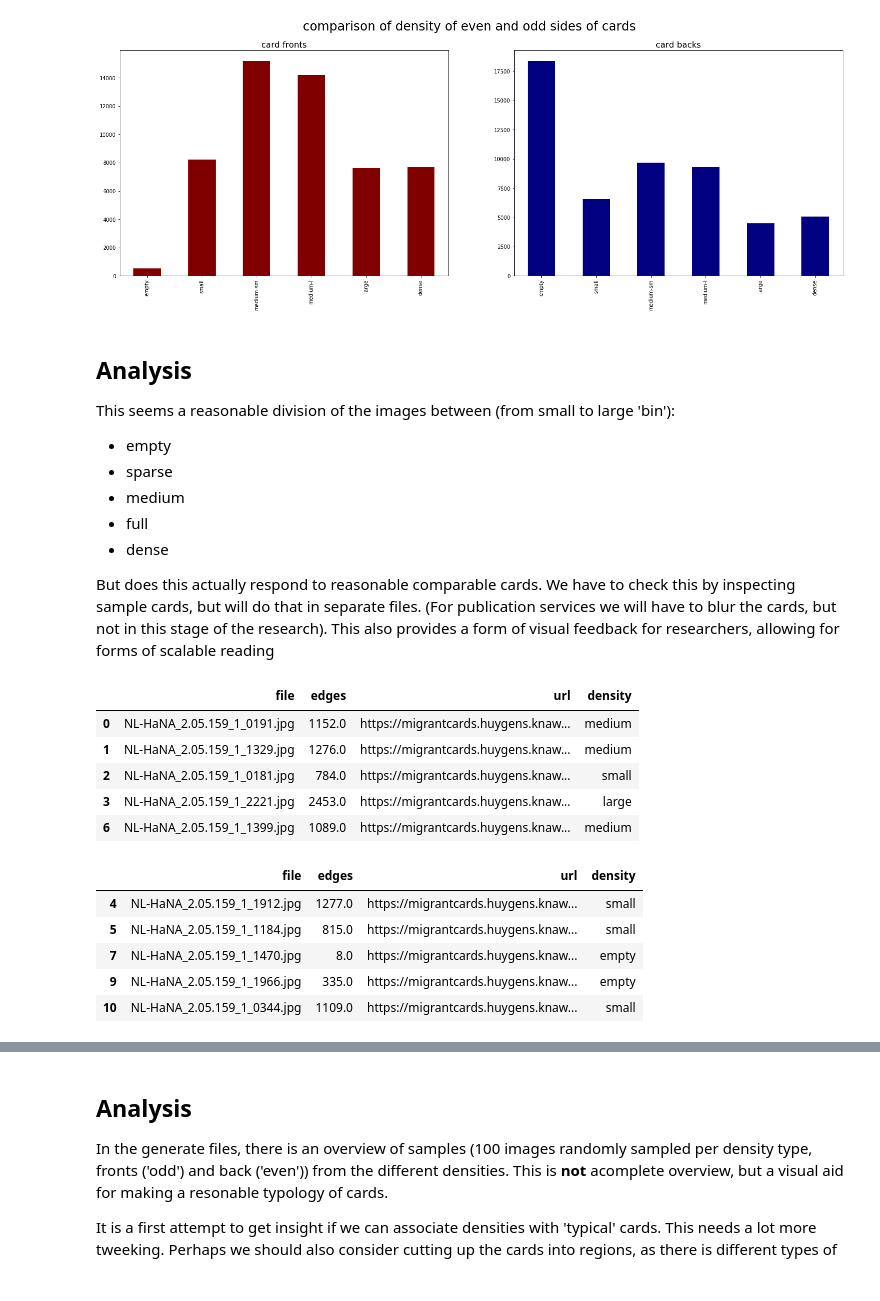
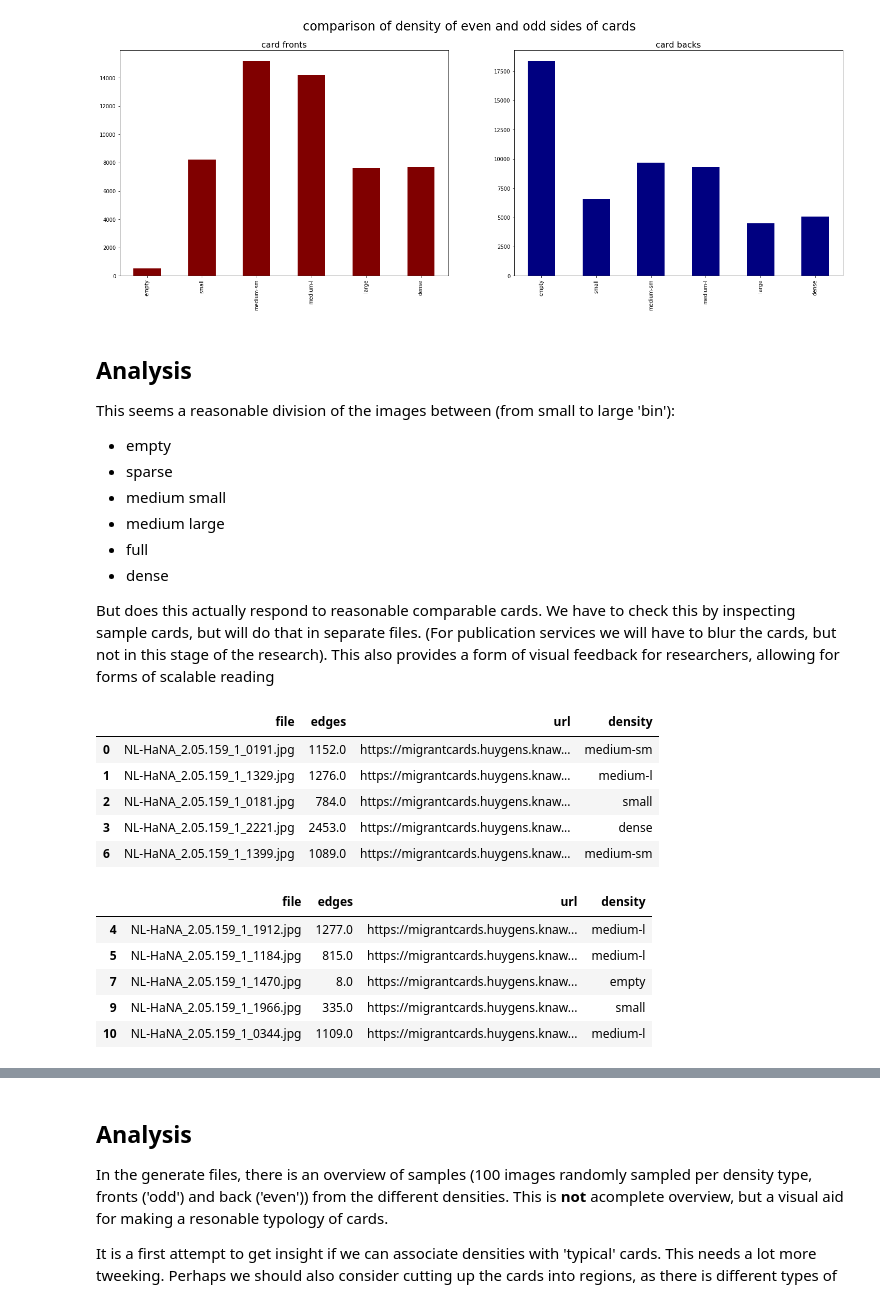
Before and after one commit to HoekR/MIGRANT, a Jupyter notebook: results/exploring_data_integration/notebooks/em_explo_part4_image_measures.ipynb, the cells around one changed output, grey strips where cells are left out. Drawn from its saved outputs; the diff is of its cells as text; code cells hidden in the pictures.

```diff
--- a/results/exploring_data_integration/notebooks/em_explo_part4_image_measures.ipynb
+++ b/results/exploring_data_integration/notebooks/em_explo_part4_image_measures.ipynb
@@ -183,36 +183,37 @@ This seems a reasonable division of the images between (from small to large 'bin
 
 * empty
 * sparse
-* medium
+* medium small
+* medium large
 * full
 * dense
 
 But does this actually respond to reasonable comparable cards. We have to check this by inspecting sample cards, but will do that in separate files. (For publication services we will have to blur the cards, but not in this stage of the research). This also provides a form of visual feedback for researchers, allowing for forms of scalable reading
 # %%
 
-odd_edges['density'] = pd.cut(odd_edges.edges, [0, 300, 1000, 1500, 4000, even_edges.edges.max()],
-                              labels=['empty','small', 'medium','large','dense'])
+odd_edges['density'] = pd.cut(odd_edges.edges, odd_cuts,
+                              labels=labelled)
 odd_edges.head()
 #ronts.sample(n=30, axis=index[0])
 # %% [output]
 |  | file | edges | url | density |
-| 0 | NL-HaNA_2.05.159_1_0191.jpg | 1152.0 | https://migrantcards.huygens.knaw... | medium |
-| 1 | NL-HaNA_2.05.159_1_1329.jpg | 1276.0 | https://migrantcards.huygens.knaw... | medium |
+| 0 | NL-HaNA_2.05.159_1_0191.jpg | 1152.0 | https://migrantcards.huygens.knaw... | medium-sm |
+| 1 | NL-HaNA_2.05.159_1_1329.jpg | 1276.0 | https://migrantcards.huygens.knaw... | medium-l |
 | 2 | NL-HaNA_2.05.159_1_0181.jpg | 784.0 | https://migrantcards.huygens.knaw... | small |
-| 3 | NL-HaNA_2.05.159_1_2221.jpg | 2453.0 | https://migrantcards.huygens.knaw... | large |
-| 6 | NL-HaNA_2.05.159_1_1399.jpg | 1089.0 | https://migrantcards.huygens.knaw... | medium |
+| 3 | NL-HaNA_2.05.159_1_2221.jpg | 2453.0 | https://migrantcards.huygens.knaw... | dense |
+| 6 | NL-HaNA_2.05.159_1_1399.jpg | 1089.0 | https://migrantcards.huygens.knaw... | medium-sm |
 # %%
-even_edges['density'] = pd.cut(even_edges.edges, [0, 400, 1500, 3000, 4500, even_edges.edges.max()],
-                               labels=['empty','small', 'medium','large','dense'])
+even_edges['density'] = pd.cut(even_edges.edges, even_cuts,
+                               labels=labelled)
 # and we'll give the set a url as well
 even_edges.head()
 # %% [output]
 |  | file | edges | url | density |
-| 4 | NL-HaNA_2.05.159_1_1912.jpg | 1277.0 | https://migrantcards.huygens.knaw... | small |
-| 5 | NL-HaNA_2.05.159_1_1184.jpg | 815.0 | https://migrantcards.huygens.knaw... | small |
+| 4 | NL-HaNA_2.05.159_1_1912.jpg | 1277.0 | https://migrantcards.huygens.knaw... | medium-l |
+| 5 | NL-HaNA_2.05.159_1_1184.jpg | 815.0 | https://migrantcards.huygens.knaw... | medium-l |
 | 7 | NL-HaNA_2.05.159_1_1470.jpg | 8.0 | https://migrantcards.huygens.knaw... | empty |
-| 9 | NL-HaNA_2.05.159_1_1966.jpg | 335.0 | https://migrantcards.huygens.knaw... | empty |
-| 10 | NL-HaNA_2.05.159_1_0344.jpg | 1109.0 | https://migrantcards.huygens.knaw... | small |
+| 9 | NL-HaNA_2.05.159_1_1966.jpg | 335.0 | https://migrantcards.huygens.knaw... | small |
+| 10 | NL-HaNA_2.05.159_1_0344.jpg | 1109.0 | https://migrantcards.huygens.knaw... | medium-l |
 # %%
 # and make samples for inspection
 import pathlib
```
Also changed, not shown: parts of 3 cells of this notebook, 8 other files.
